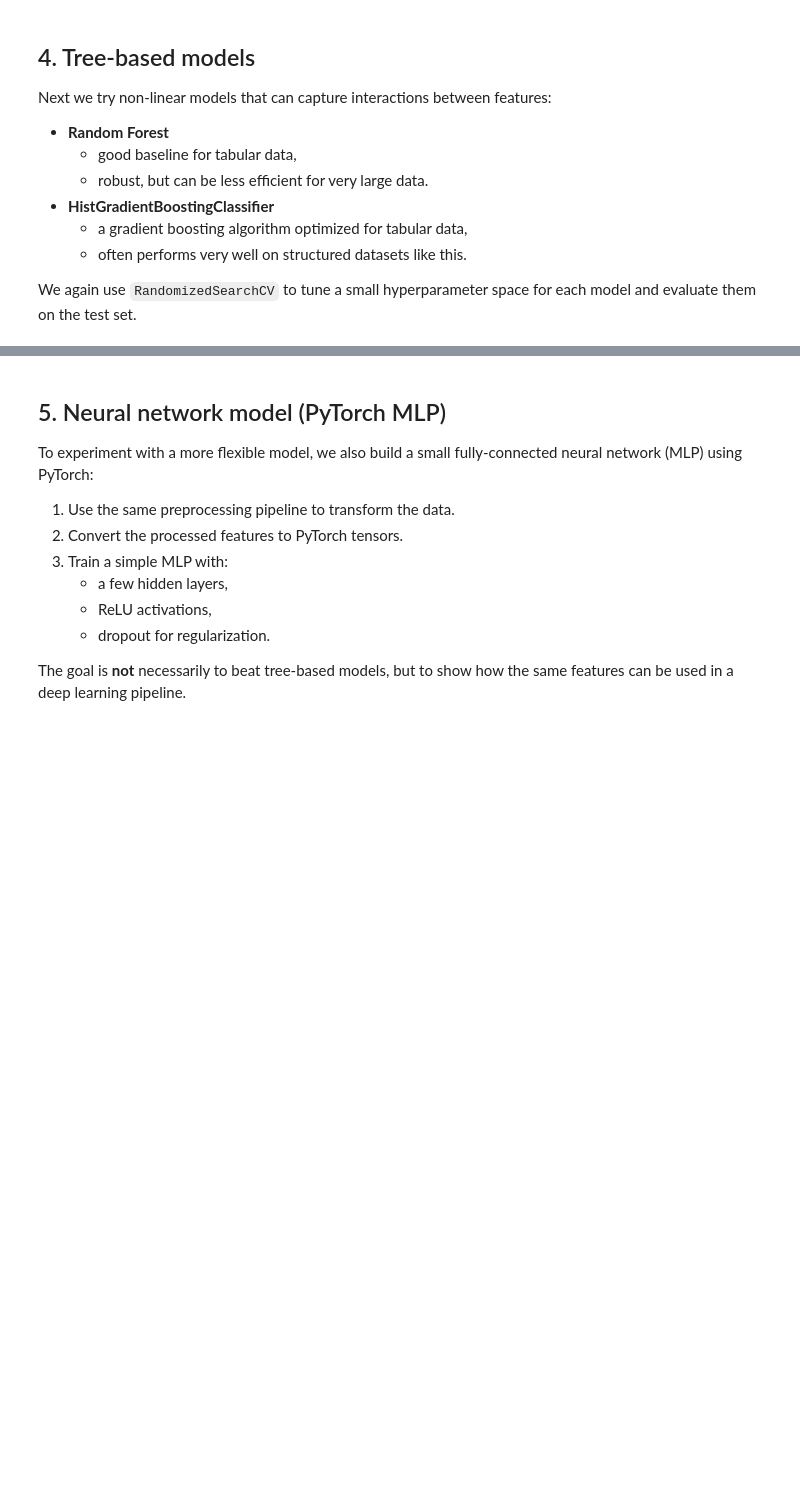
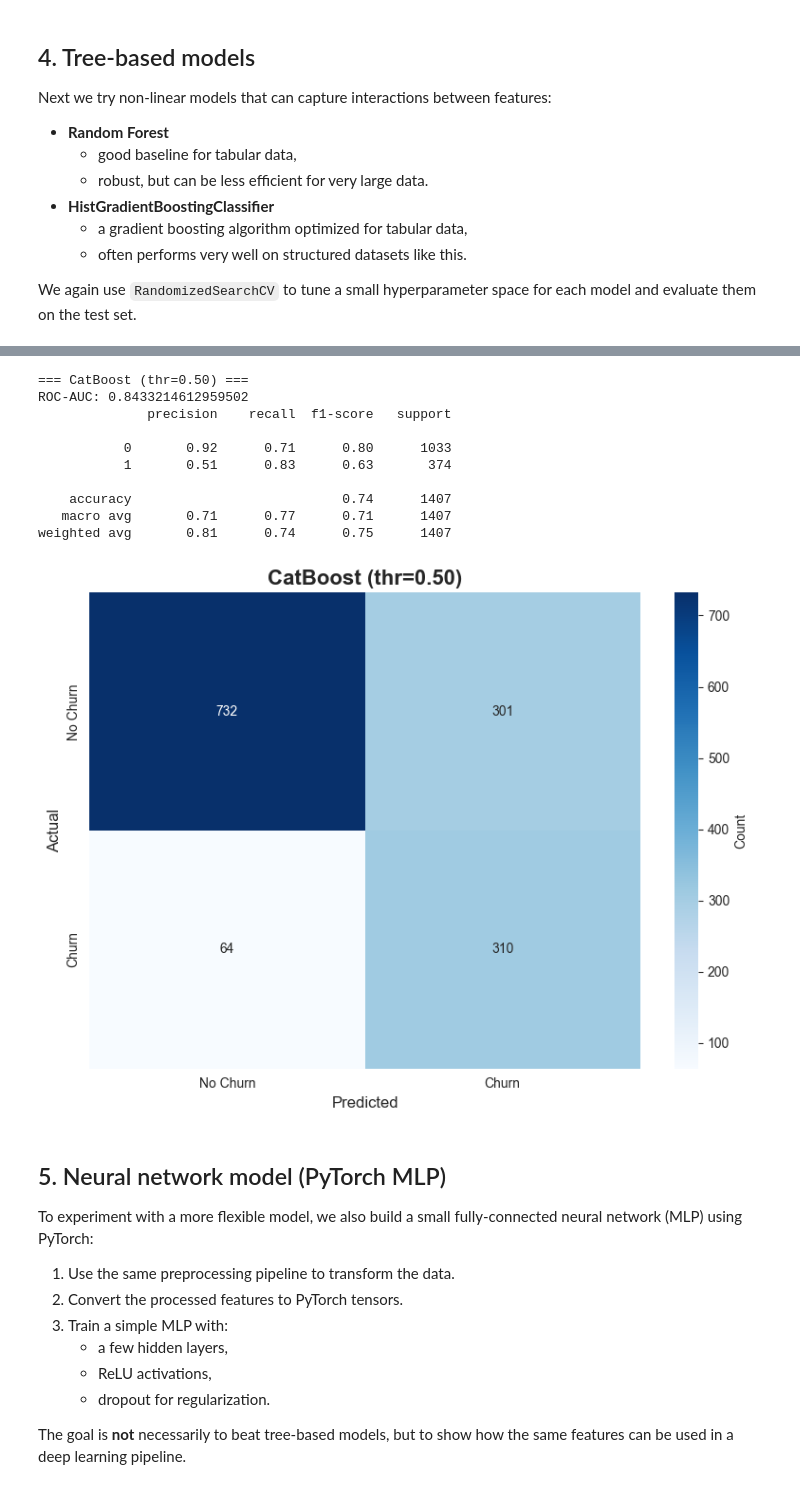
Before and after one commit to spraxx/churn-prediction-pipeline, a Jupyter notebook: churn-prediction-pipeline/notebooks/02_model_training.ipynb, the cells around one changed output, grey strips where cells are left out. Saved outputs shown, nothing was run; the diff lists cells and outputs as text; code cells hidden in the pictures; blank space fills up the shorter version.

```diff
--- a/churn-prediction-pipeline/notebooks/02_model_training.ipynb
+++ b/churn-prediction-pipeline/notebooks/02_model_training.ipynb
@@ -61 +167,8 @@ def plot_confusion_matrix_pretty(y_true, y_pred, title="Confusion matrix"):
+# %%
+np.random.seed(42)
+torch.manual_seed(42)
+
+# Configure plotting
+sns.set_style("whitegrid")
+plt.rcParams['figure.figsize'] = (12, 6)
 # %%
@@ -364,3 +474,67 @@ Threshold 0.80 | Precision: 1.000 | Recall: 0.027
+# %%
+# Work on copies so we don't accidentally modify X_train/X_test used elsewhere
+X_train_cb = X_train.copy()
+X_test_cb = X_test.copy()
+
+# Identify categorical columns
+cat_cols = X_train_cb.select_dtypes(include=["object", "category"]).columns.tolist()
+
+# Make sure tenure_bucket is treated as categorical if present
+if "tenure_bucket" in X_train_cb.columns:
+    X_train_cb["tenure_bucket"] = X_train_cb["tenure_bucket"].astype("category")
+    X_test_cb["tenure_bucket"] = X_test_cb["tenure_bucket"].astype("category")
+    if "tenure_bucket" not in cat_cols:
+        cat_cols.append("tenure_bucket")
+
+# CatBoost needs categorical feature indices (positions)
+cat_feature_indices = [X_train_cb.columns.get_loc(c) for c in cat_cols]
+
+# Handle class imbalance via class weights
+class_counts = Counter(y_train)
+neg, pos = class_counts[0], class_counts[1]
+class_weights = [1.0, neg / pos]  # [weight for class 0 (no churn), weight for class 1 (churn)]
+
+cat_model = CatBoostClassifier(
+    loss_function="Logloss",
+    eval_metric="AUC",
+    class_weights=class_weights,
+    depth=6,
+    learning_rate=0.05,
+    iterations=1000,
+    random_seed=RANDOM_STATE,
+    od_type="Iter",     # early stopping
+    od_wait=50,
+    verbose=False,
+)
+
+cat_model.fit(
+    X_train_cb,
+    y_train,
+    eval_set=(X_test_cb, y_test),   # if you later create a val set, use (X_val, y_val) here
+    cat_features=cat_feature_indices,
+    use_best_model=True,
+)
+
+# Predict probabilities and labels on the test set
+y_proba_cat = cat_model.predict_proba(X_test_cb)[:, 1]
+y_pred_cat = (y_proba_cat >= 0.5).astype(int)
+
+print("=== CatBoost (thr=0.50) ===")
+print("ROC-AUC:", roc_auc_score(y_test, y_proba_cat))
+print(classification_report(y_test, y_pred_cat))
+plot_confusion_matrix_pretty(y_test, y_pred_cat, title="CatBoost (thr=0.50)")
+# %% [output]
+=== CatBoost (thr=0.50) ===
+ROC-AUC: 0.8433214612959502
+              precision    recall  f1-score   support
+
+           0       0.92      0.71      0.80      1033
+           1       0.51      0.83      0.63       374
+
+    accuracy                           0.74      1407
+   macro avg       0.71      0.77      0.71      1407
+weighted avg       0.81      0.74      0.75      1407
+[figure, added]
 # %% [markdown]
 ## 5. Neural network model (PyTorch MLP)
 
```
Also changed, not shown: parts of 25 cells of this notebook, 12 other files.
